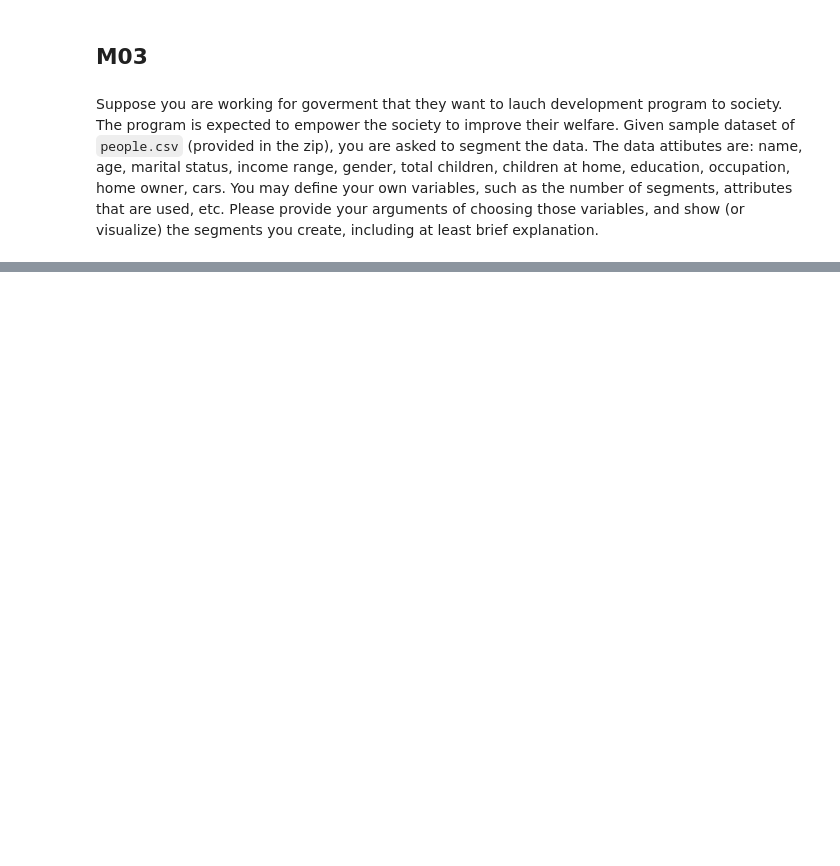
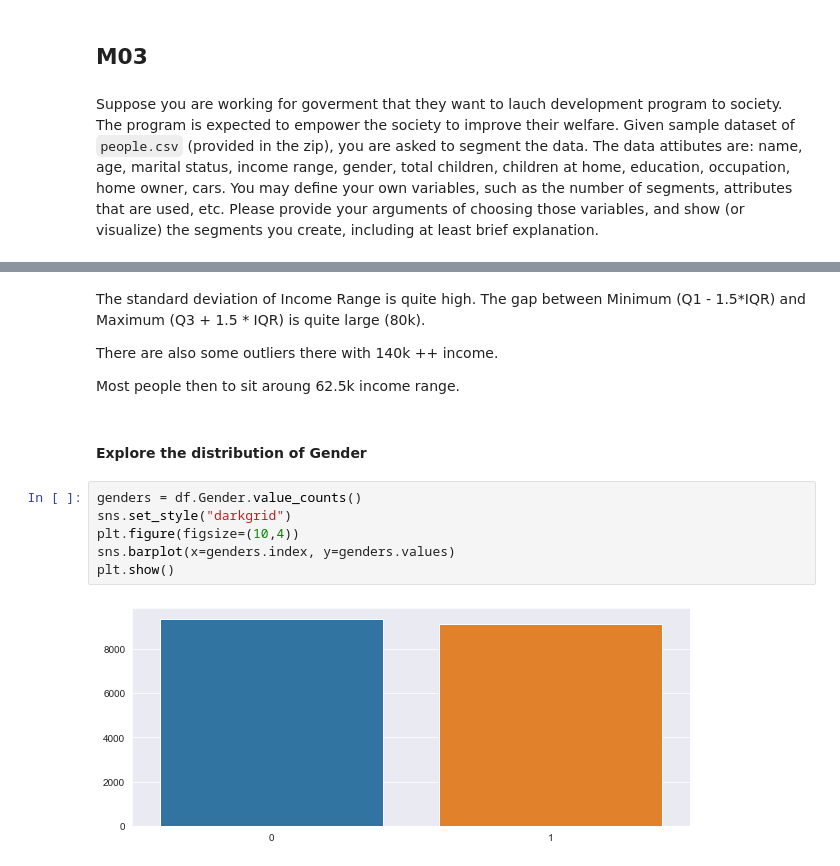
Before and after one commit to Kumaken/data-science-and-data-mining, a Jupyter notebook: Hands-ons/W13/W13-13517068-Abel_Stanley.ipynb, the cells around one changed output, grey strips where cells are left out. Cells and saved outputs as stored; diff of their text form; blank space fills up the shorter version.

```diff
--- a/Hands-ons/W13/W13-13517068-Abel_Stanley.ipynb
+++ b/Hands-ons/W13/W13-13517068-Abel_Stanley.ipynb
@@ -196,0 +340,16 @@ Suppose you are working for goverment that they want to lauch development progra
+# %% [markdown]
+The standard deviation of Income Range is quite high. The gap between Minimum (Q1 - 1.5*IQR) and Maximum (Q3 + 1.5 * IQR) is quite large (80k).
+
+There are also some outliers there with 140k ++ income.
+
+Most people then to sit aroung 62.5k income range.
+# %% [markdown]
+#### Explore the distribution of Gender
+# %%
+genders = df.Gender.value_counts()
+sns.set_style("darkgrid")
+plt.figure(figsize=(10,4))
+sns.barplot(x=genders.index, y=genders.values)
+plt.show()
+# %% [output]
+[figure, added]
```
Also changed, not shown: parts of 55 cells of this notebook.
